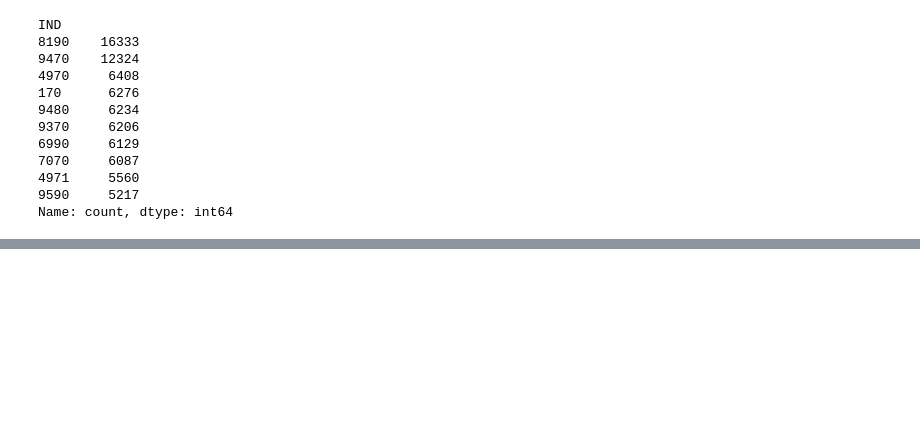
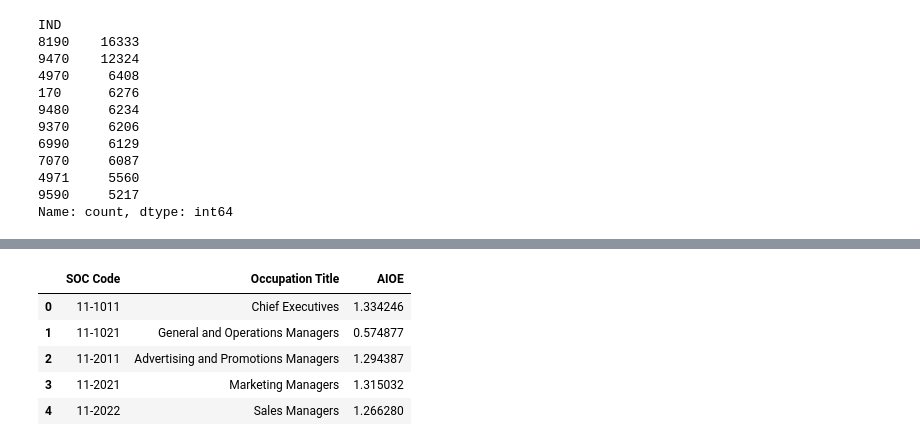
Before and after one commit to isaacvm98/UDS, a Jupyter notebook: data_merging.ipynb, the cells around one changed output, grey strips where cells are left out. Saved outputs shown, nothing was run; the diff lists cells and outputs as text; code cells hidden in the pictures; blank space fills up the shorter version.

Commit message:
Added AIOE

```diff
--- a/data_merging.ipynb
+++ b/data_merging.ipynb
@@ -191,0 +201,10 @@ Name: count, dtype: int64
+# %%
+aioe = pd.read_excel("data/AIOE_DataAppendix.xlsx", sheet_name="Appendix A")
+aioe.head()
+# %% [output]
+|  | SOC Code | Occupation Title | AIOE |
+| 0 | 11-1011 | Chief Executives | 1.334246 |
+| 1 | 11-1021 | General and Operations Managers | 0.574877 |
+| 2 | 11-2011 | Advertising and Promotions Managers | 1.294387 |
+| 3 | 11-2021 | Marketing Managers | 1.315032 |
+| 4 | 11-2022 | Sales Managers | 1.266280 |
```
Also changed, not shown: parts of 5 cells of this notebook.
